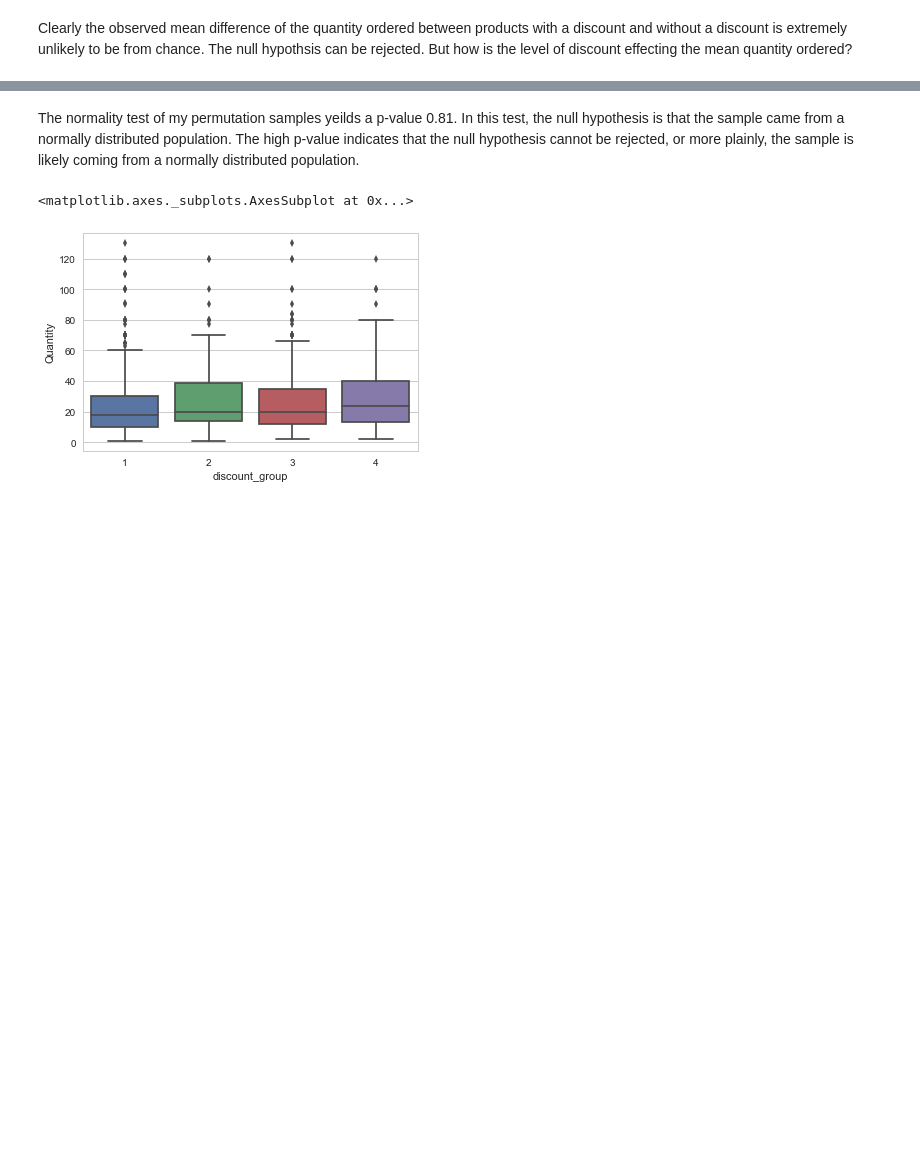
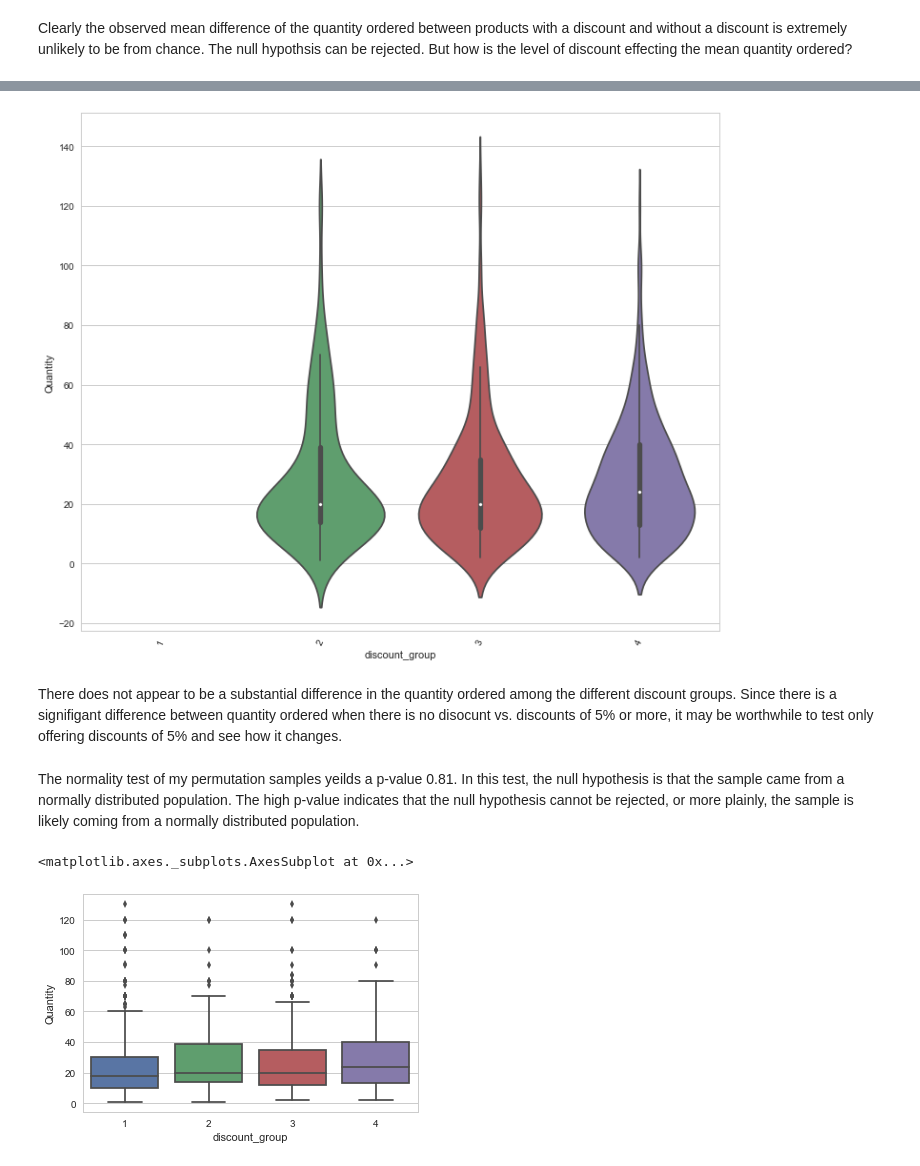
Before and after one commit to giorosati/dsc-2-final-project-online-ds-pt-100118, a Jupyter notebook: northwind_v3.ipynb, the cells around one changed output, grey strips where cells are left out. Saved outputs shown, nothing was run; the diff lists cells and outputs as text; code cells hidden in the pictures; blank space fills up the shorter version.

```diff
--- a/northwind_v3.ipynb
+++ b/northwind_v3.ipynb
@@ -581,3 +620,16 @@ Clearly the observed mean difference of the quantity ordered between products wi
+# %%
+# try a violin plot
+fig, ax = plt.subplots()
+fig.set_size_inches(12, 10)
+
+ax = sns.violinplot(x='discount_group', y='Quantity', data=temp_df)
+plt.xticks(rotation=65)
+plt.show()
+# %% [output]
+[figure, added]
+# %% [markdown]
+There does not appear to be a substantial difference in the quantity ordered among the different discount groups.
+Since there is a signifigant difference between quantity ordered when there is no disocunt vs. discounts of 5% or more, it may be worthwhile to test only offering discounts of 5% and see how it changes.
 # %%
 # I think this was in error - any distribution of sample means will be normally distributed.
 # stats.normaltest(permutation_list)
```
Also changed, not shown: parts of 6 cells of this notebook.
